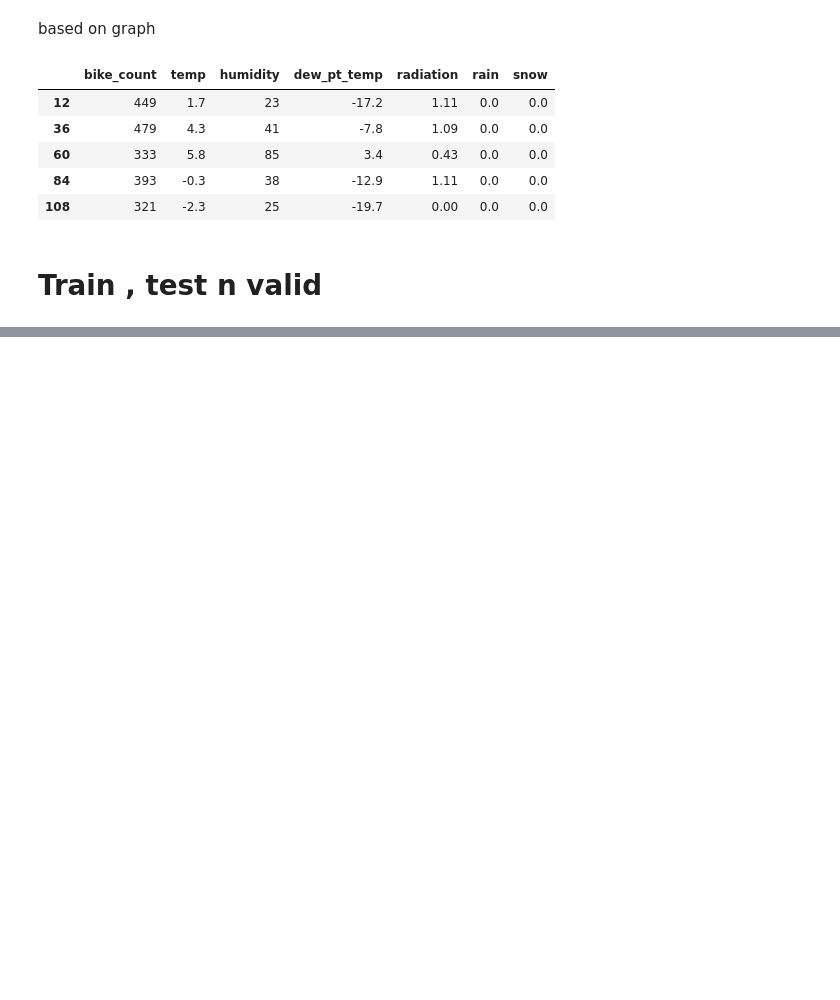
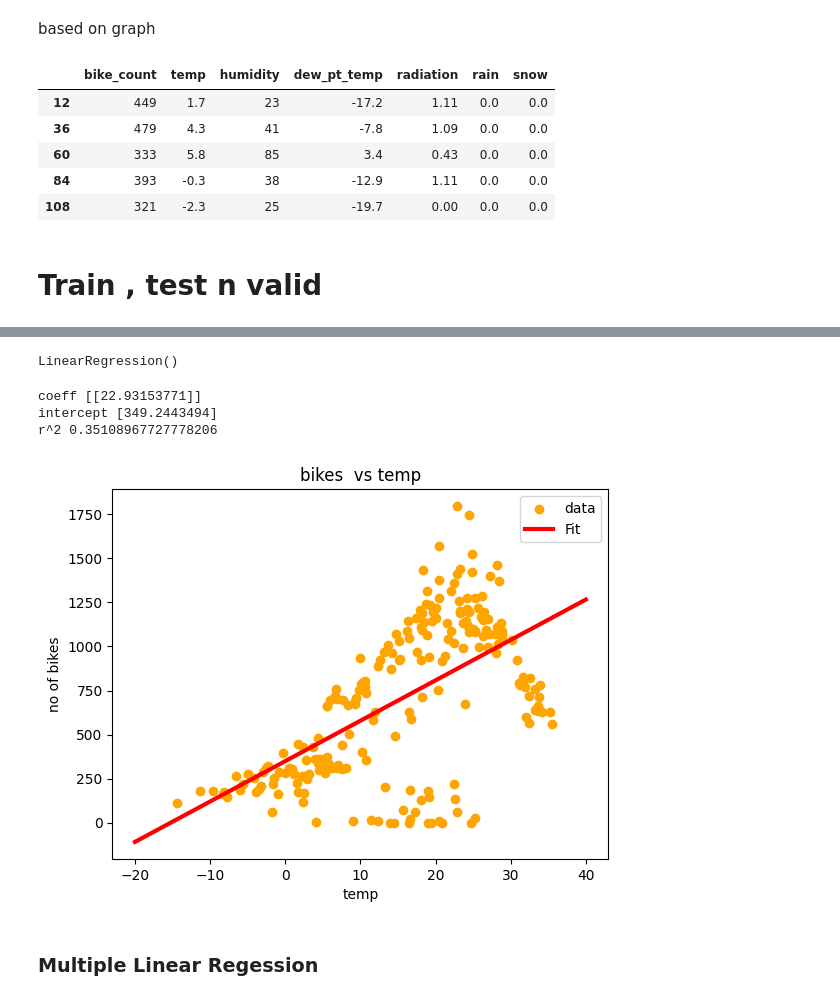
Before and after one commit to prajwalp111/ML, a Jupyter notebook: seoul_bike_ml/seoulBike.ipynb, the cells around one changed output, grey strips where cells are left out. Drawn from its saved outputs; the diff is of its cells as text; code cells hidden in the pictures; blank space fills up the shorter version.

```diff
--- a/seoul_bike_ml/seoulBike.ipynb
+++ b/seoul_bike_ml/seoulBike.ipynb
@@ -84,3 +105,34 @@ def get_xy(dataFrame, y_labels, X_labels=None):
 _, X_train_temp, y_train_temp = get_xy(train, 'bike_count', X_labels = ['temp'])
 _, X_val_temp, y_val_temp = get_xy(valid, 'bike_count', X_labels = ['temp'])
 _, X_test_temp, y_test_temp = get_xy(test, 'bike_count', X_labels = ['temp'])
+# %%
+temp_reg = LinearRegression()
+temp_reg.fit(X_train_temp, y_train_temp)
+# %% [output]
+LinearRegression()
+# %%
+print('coeff',temp_reg.coef_)
+print('intercept',temp_reg.intercept_)
+print('r^2',temp_reg.score(X_train_temp, y_train_temp))
+# %% [output]
+coeff [[22.93153771]]
+intercept [349.2443494]
+r^2 0.35108967727778206
+# %%
+plt.scatter(X_train_temp, y_train_temp, label='data', color ='orange')
+# x = tf.linspace(-20, 40, 100)
+# plt.plot(x,temp_reg.predict(np.array(x).reshape(-1.1)), label='Fit', color='red', linewidth=3)
+
+x = np.linspace(-20, 40, 100)  # Corrected: np.linspace
+plt.plot(x, temp_reg.predict(x.reshape(-1, 1)), label='Fit', color='red', linewidth=3)  # Corrected: reshape(-1, 1)
+
+
+plt.legend()
+plt.title("bikes  vs temp")
+plt.ylabel('no of bikes')
+plt.xlabel('temp')
+plt.show()
+# %% [output]
+[figure, added]
+# %% [markdown]
+### Multiple Linear Regession
```
Also changed, not shown: parts of 4 cells of this notebook.
